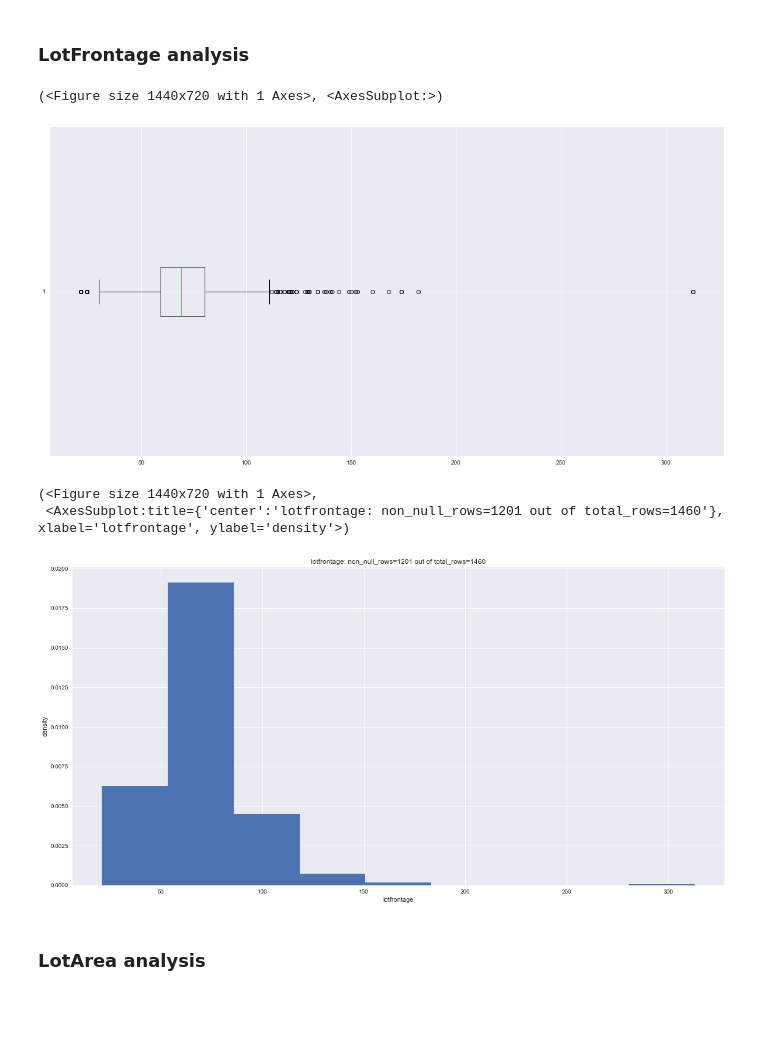
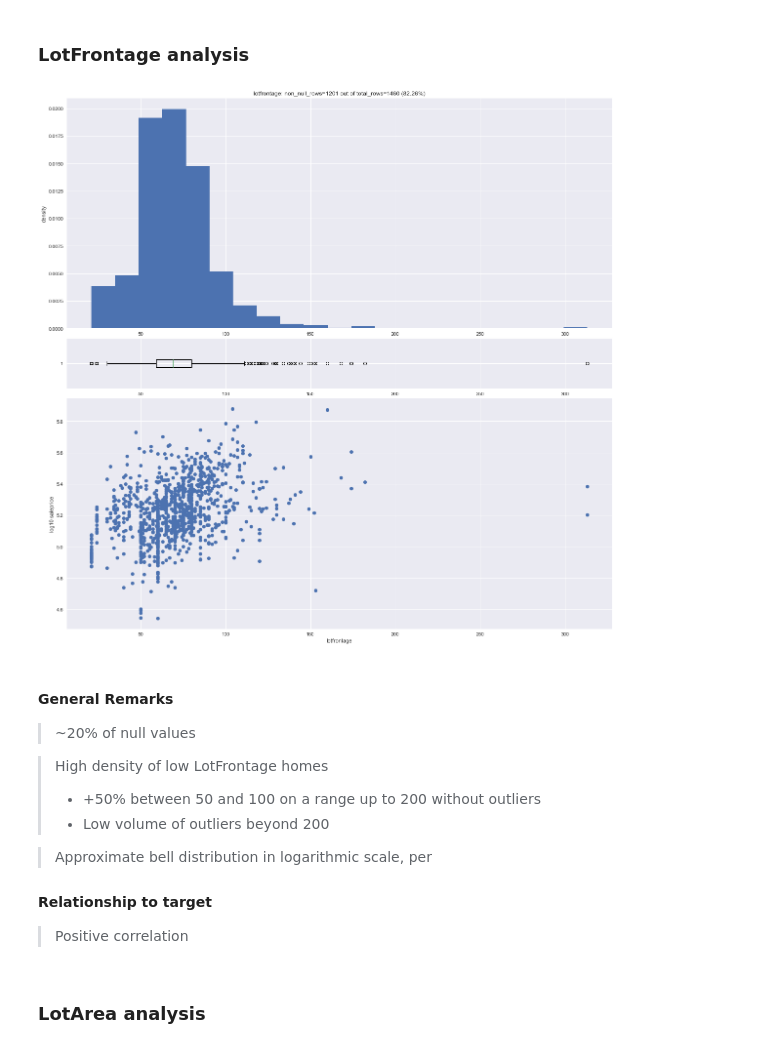
Before and after one commit to aureliolova/house_prices, a Jupyter notebook: EDA/EDA_I.ipynb, the cells around one changed output. Saved outputs shown, nothing was run; the diff lists cells and outputs as text; code cells hidden in the pictures; blank space fills up the shorter version.

Commit message:
Continuous variable analysis
Finished main function for producing continuous variable EDA; applied it
on first couple of continous features.

```diff
--- a/EDA/EDA_I.ipynb
+++ b/EDA/EDA_I.ipynb
@@ -93,17 +93,26 @@ bp_data, mask = main_class_var_figure(data=data, class_col=class_col, val_col=va
 # %% [markdown]
 ### LotFrontage analysis
 # %%
-num_col='lotfrontage'
-make_boxplot(data=data, num_col=num_col)
+cont_col ='lotfrontage'
+tgt_col = 'saleprice'
+log_cont = False
+log_tgt = True
+hist_bin_mult = 2.5
+fig = main_cont_var_figure(data=data, cont_col=cont_col, tgt_col=tgt_col, log_cont=log_cont, log_tgt=log_tgt, hist_bin_mult=hist_bin_mult)
 # %% [output]
-(<Figure size 1440x720 with 1 Axes>, <AxesSubplot:>)
-[figure, old version]
+[figure, new version]
-# %%
-num_col='lotfrontage'
-make_hist(data=data, num_col=num_col, log=False)
-# %% [output]
-(<Figure size 1440x720 with 1 Axes>,
- <AxesSubplot:title={'center':'lotfrontage: non_null_rows=1201 out of total_rows=1460'}, xlabel='lotfrontage', ylabel='density'>)
-[figure, removed]
+# %% [markdown]
+#### General Remarks
+> ~20% of null values
+
+
+> High density of low LotFrontage homes
+>* +50% between 50 and 100 on a range up to 200 without outliers
+>* Low volume of outliers beyond 200
+
+> Approximate bell distribution in logarithmic scale, per
+
+#### Relationship to target
+> Positive correlation
 # %% [markdown]
 ### LotArea analysis
```
Also changed, not shown: parts of 2 cells of this notebook, 1 other file.
